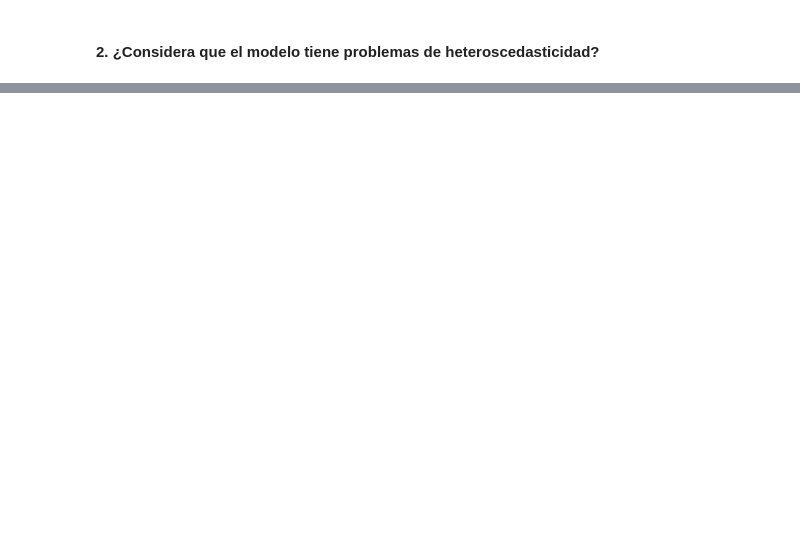
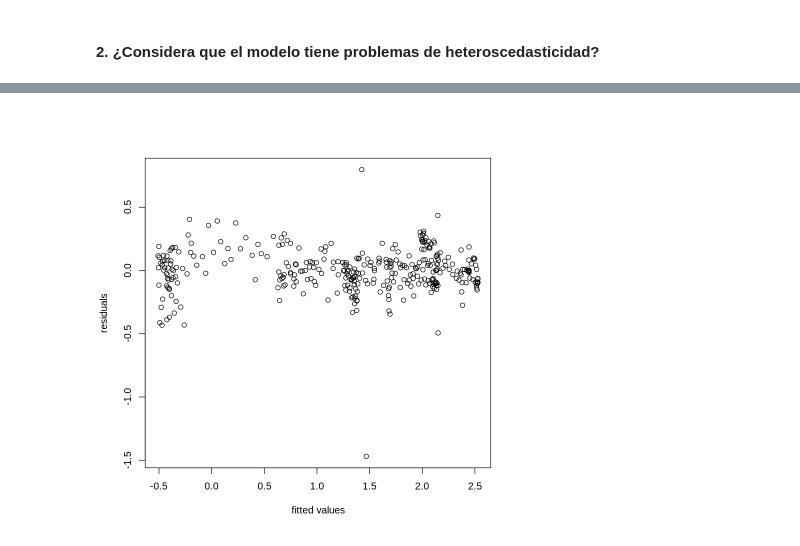
Before and after one commit to MantiMantilla/MEL-2022-2, a Jupyter notebook: Tareas/Tarea 3/Tarea 3.ipynb, the cells around one changed output, grey strips where cells are left out. Saved outputs shown, nothing was run; the diff lists cells and outputs as text; code cells hidden in the pictures; blank space fills up the shorter version.

```diff
--- a/Tareas/Tarea 3/Tarea 3.ipynb
+++ b/Tareas/Tarea 3/Tarea 3.ipynb
@@ -1591,0 +1600,4 @@ plot(yhat, res, xlab = "fitted values", ylab = "residuals")
+# %%
+plot(yhat, resi, xlab = "fitted values", ylab = "residuals")
+# %% [output]
+[figure, added]
```
Also changed, not shown: parts of 21 cells of this notebook.
